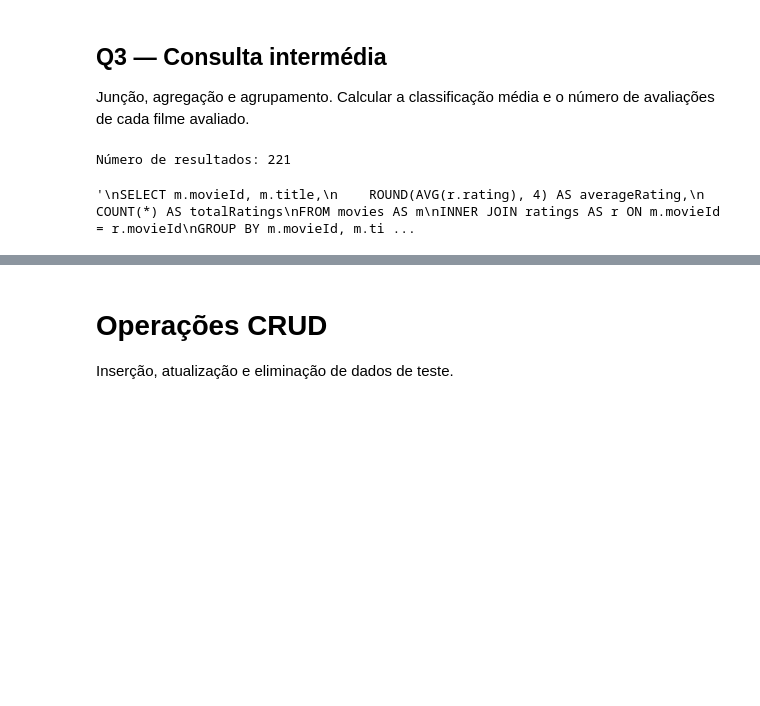
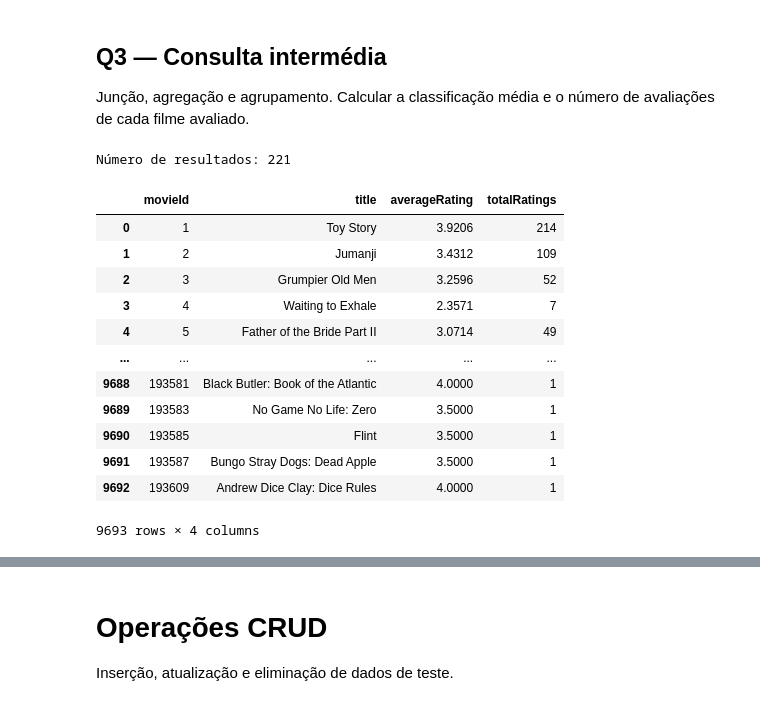
Before and after one commit to JPSNunes/BDAProject, a Jupyter notebook: Goal3/mysql_goal3.ipynb, the cells around one changed output, grey strips where cells are left out. Saved outputs shown, nothing was run; the diff lists cells and outputs as text; code cells hidden in the pictures; blank space fills up the shorter version.

```diff
--- a/Goal3/mysql_goal3.ipynb
+++ b/Goal3/mysql_goal3.ipynb
@@ -63,17 +93,29 @@ Junção, agregação e agrupamento. Calcular a classificação média e o núme
 # %%
 q3 ="""
 SELECT m.movieId, m.title,
     ROUND(AVG(r.rating), 4) AS averageRating,
     COUNT(*) AS totalRatings
 FROM movies AS m
 INNER JOIN ratings AS r ON m.movieId = r.movieId
 GROUP BY m.movieId, m.title
 ORDER BY m.movieId ASC;
 """
 resultado_q3 = consultar(q3)
 
 print("Número de resultados:", len(q3))
-display(q3)
+display(resultado_q3)
 # %% [output]
 Número de resultados: 221
+|  | movieId | title | averageRating | totalRatings |
+| 0 | 1 | Toy Story | 3.9206 | 214 |
+| 1 | 2 | Jumanji | 3.4312 | 109 |
+| 2 | 3 | Grumpier Old Men | 3.2596 | 52 |
+| 3 | 4 | Waiting to Exhale | 2.3571 | 7 |
+| 4 | 5 | Father of the Bride Part II | 3.0714 | 49 |
+| ... | ... | ... | ... | ... |
+| 9688 | 193581 | Black Butler: Book of the Atlantic | 4.0000 | 1 |
+| 9689 | 193583 | No Game No Life: Zero | 3.5000 | 1 |
+| 9690 | 193585 | Flint | 3.5000 | 1 |
+| 9691 | 193587 | Bungo Stray Dogs: Dead Apple | 3.5000 | 1 |
+| 9692 | 193609 | Andrew Dice Clay: Dice Rules | 4.0000 | 1 |
-'\nSELECT m.movieId, m.title,\n    ROUND(AVG(r.rating), 4) AS averageRating,\n    COUNT(*) AS totalRatings\nFROM movies AS m\nINNER JOIN ratings AS r ON m.movieId = r.movieId\nGROUP BY m.movieId, m.ti ...
+9693 rows × 4 columns
```
Also changed, not shown: parts of 29 cells of this notebook.
